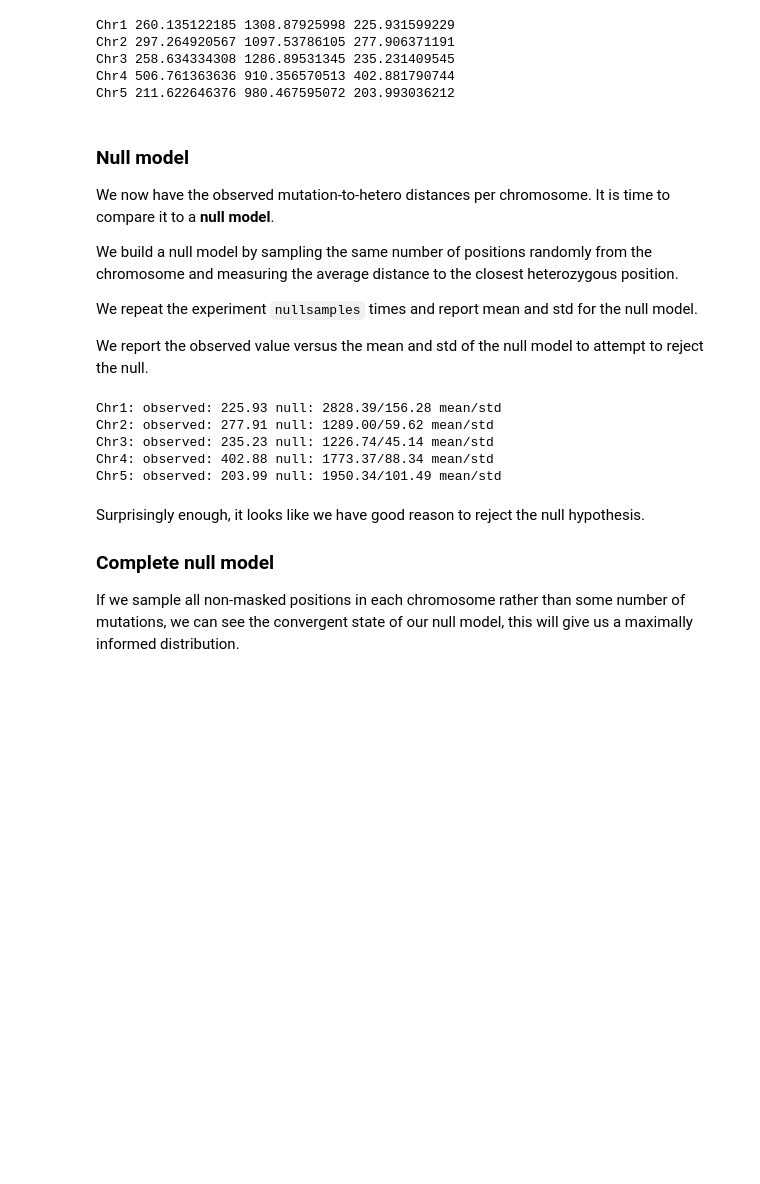
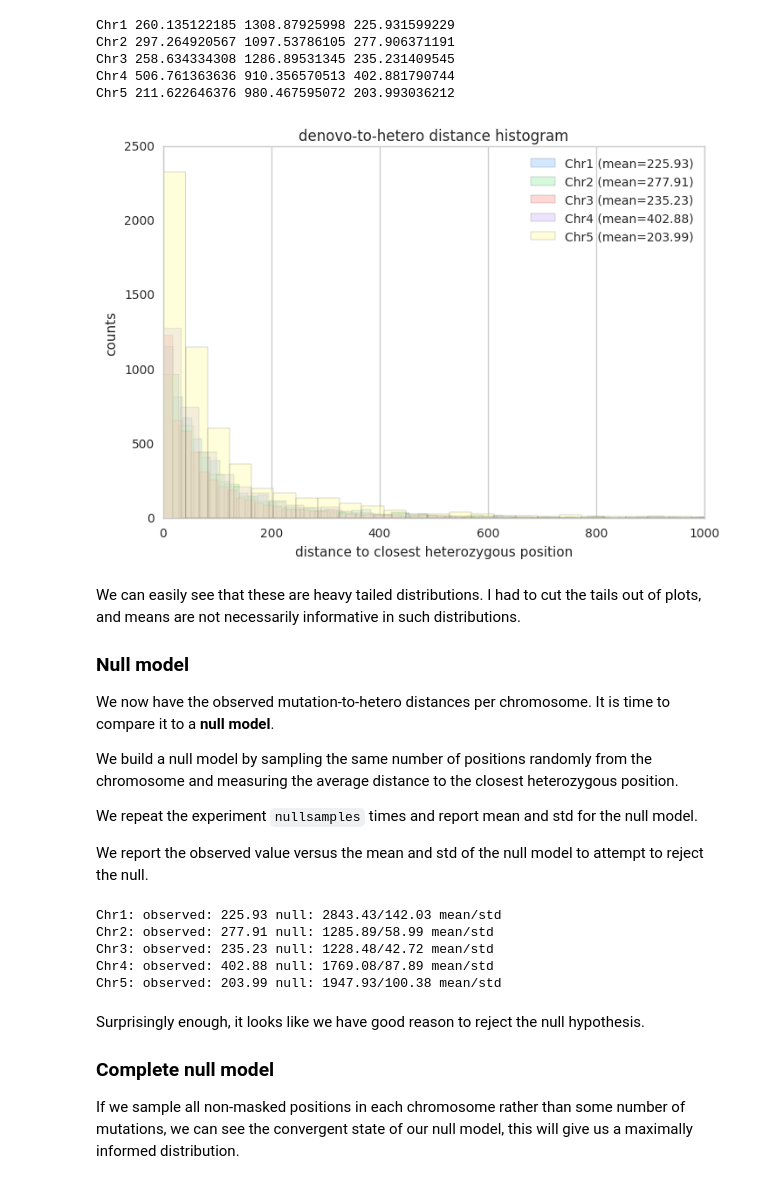
Before and after one commit to littleblackfish/heteroMutationRate, a Jupyter notebook: analysis.ipynb, the cells around one changed output. Cells and saved outputs as stored; diff of their text form; code cells hidden in the pictures; blank space fills up the shorter version.

Commit message:
some plots

```diff
--- a/analysis.ipynb
+++ b/analysis.ipynb
@@ -162,7 +162,25 @@ Chr2 297.264920567 1097.53786105 277.906371191
 Chr3 258.634334308 1286.89531345 235.231409545
 Chr4 506.761363636 910.356570513 402.881790744
 Chr5 211.622646376 980.467595072 203.993036212
+# %%
+for ch in chrNames:
+    dist = hetero_distances[ch]['combined']
+    ax=sns.distplot(dist, kde=False, bins=1500, label='{} (mean={:.2f})'.format(ch,mean(dist)))
+    #ax=sns.kdeplot(hetero_distances[ch]['combined'], cut=0, label=ch)
+
+sns.plt.legend()
+ax.grid(axis='y')
+ax.set_title('denovo-to-hetero distance histogram')
+ax.set_ylabel('counts')
+ax.set_xlabel('distance to closest heterozygous position')
+ax.set_xbound(upper=1000)
+#ax.set_xscale('log')
+# %% [output]
+[figure, added]
 # %% [markdown]
+We can easily see that these are heavy tailed distributions.
+I had to cut the tails out of plots, and means are not necessarily informative in such distributions.
+
 ### Null model
 
 
@@ -175,6 +193,8 @@ We repeat the experiment `nullsamples` times and report mean and std for the nul
 We report the observed value versus the mean and std of the null model to attempt to reject the null.
 # %%
 nullSamples = 1000
+
+null_model = dict()
 
 for ch in chrNames :
     null_dist = list()
@@ -184,14 +204,16 @@ for ch in chrNames :
         null_denovo = sample_mutations(ndenovo, maskedRanges[ch], chrSize[ch] )
         null_dist.append (mean(get_hetero_distances(null_denovo, hetero_variants[ch]['inheritAll'])))
 
+    null_model[ch] = null_dist
+
     print '{}: observed: {:.2f} null: {:.2f}/{:.2f} mean/std'.format\
     (ch, mean(hetero_distances[ch]['combined']), mean(null_dist), std(null_dist))
 # %% [output]
-Chr1: observed: 225.93 null: 2828.39/156.28 mean/std
-Chr2: observed: 277.91 null: 1289.00/59.62 mean/std
-Chr3: observed: 235.23 null: 1226.74/45.14 mean/std
-Chr4: observed: 402.88 null: 1773.37/88.34 mean/std
-Chr5: observed: 203.99 null: 1950.34/101.49 mean/std
+Chr1: observed: 225.93 null: 2843.43/142.03 mean/std
+Chr2: observed: 277.91 null: 1285.89/58.99 mean/std
+Chr3: observed: 235.23 null: 1228.48/42.72 mean/std
+Chr4: observed: 402.88 null: 1769.08/87.89 mean/std
+Chr5: observed: 203.99 null: 1947.93/100.38 mean/std
 # %% [markdown]
 Surprisingly enough, it looks like we have good reason to reject the null hypothesis.
 
```
Also changed, not shown: parts of 1 cell of this notebook.
